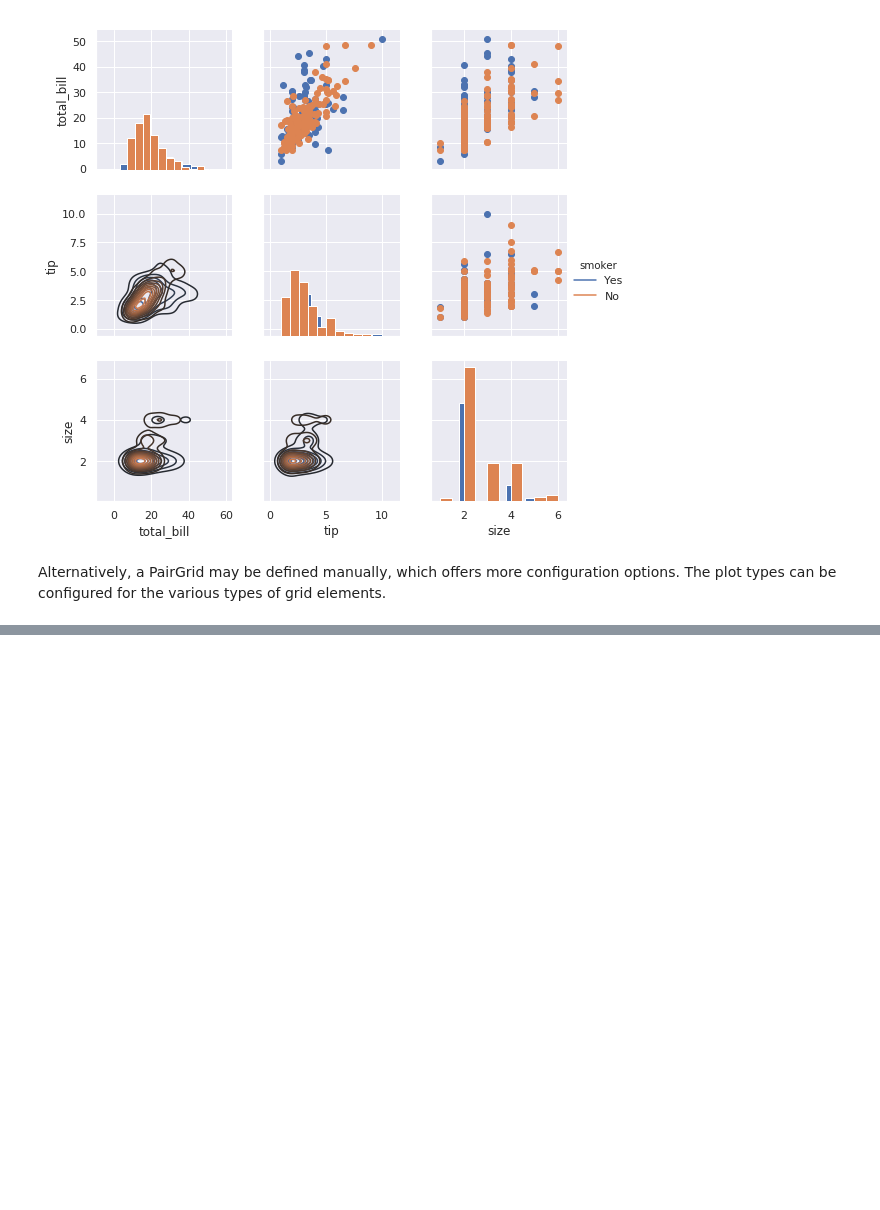
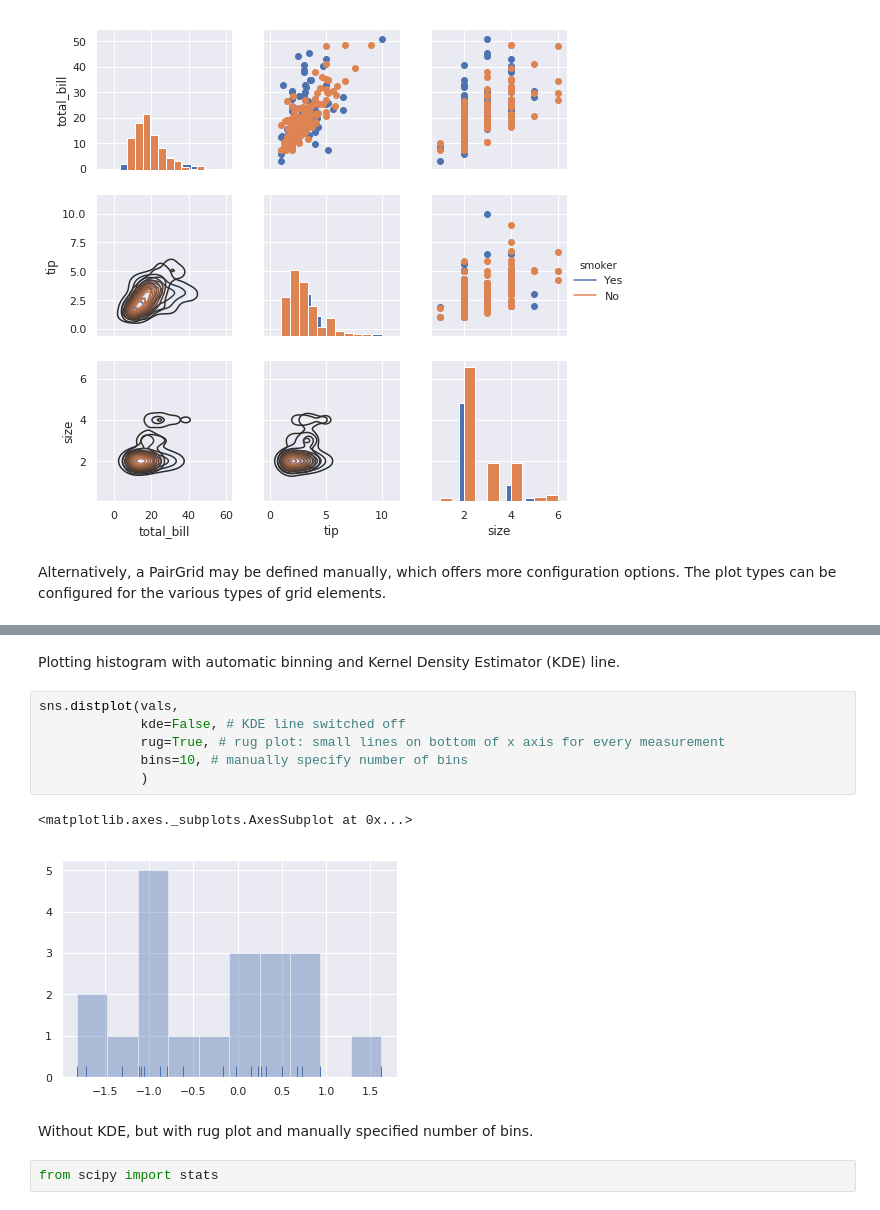
Before and after one commit to lungben/python_tutorial, a Jupyter notebook: notebooks/plotting.ipynb, the cells around one changed output, grey strips where cells are left out. Saved outputs shown, nothing was run; the diff lists cells and outputs as text; blank space fills up the shorter version.

```diff
--- a/notebooks/plotting.ipynb
+++ b/notebooks/plotting.ipynb
@@ -244,0 +252,15 @@ Alternatively, a PairGrid may be defined manually, which offers more configurati
+# %% [markdown]
+Plotting histogram with automatic binning and Kernel Density Estimator (KDE) line.
+# %%
+sns.distplot(vals,
+             kde=False, # KDE line switched off
+             rug=True, # rug plot: small lines on bottom of x axis for every measurement
+             bins=10, # manually specify number of bins
+             )
+# %% [output]
+<matplotlib.axes._subplots.AxesSubplot at 0x...>
+[figure, added]
+# %% [markdown]
+Without KDE, but with rug plot and manually specified number of bins.
+# %%
+from scipy import stats
```
Also changed, not shown: parts of 7 cells of this notebook.
